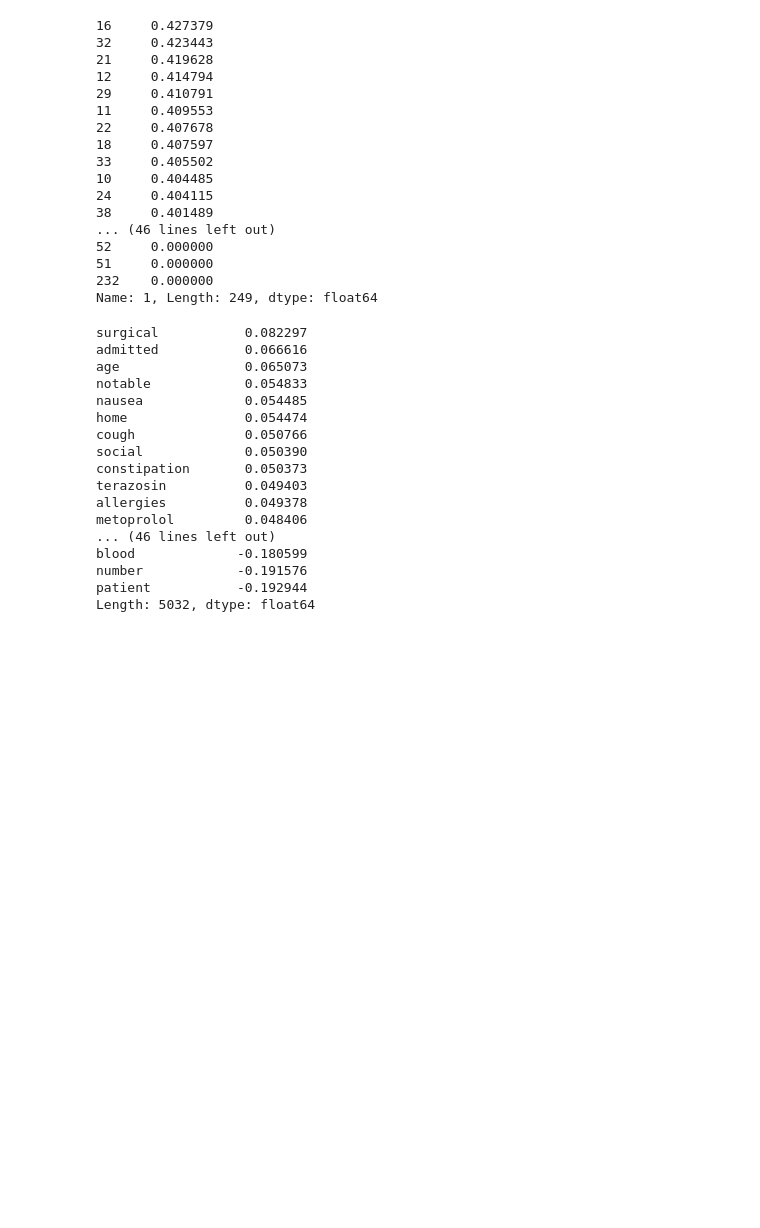
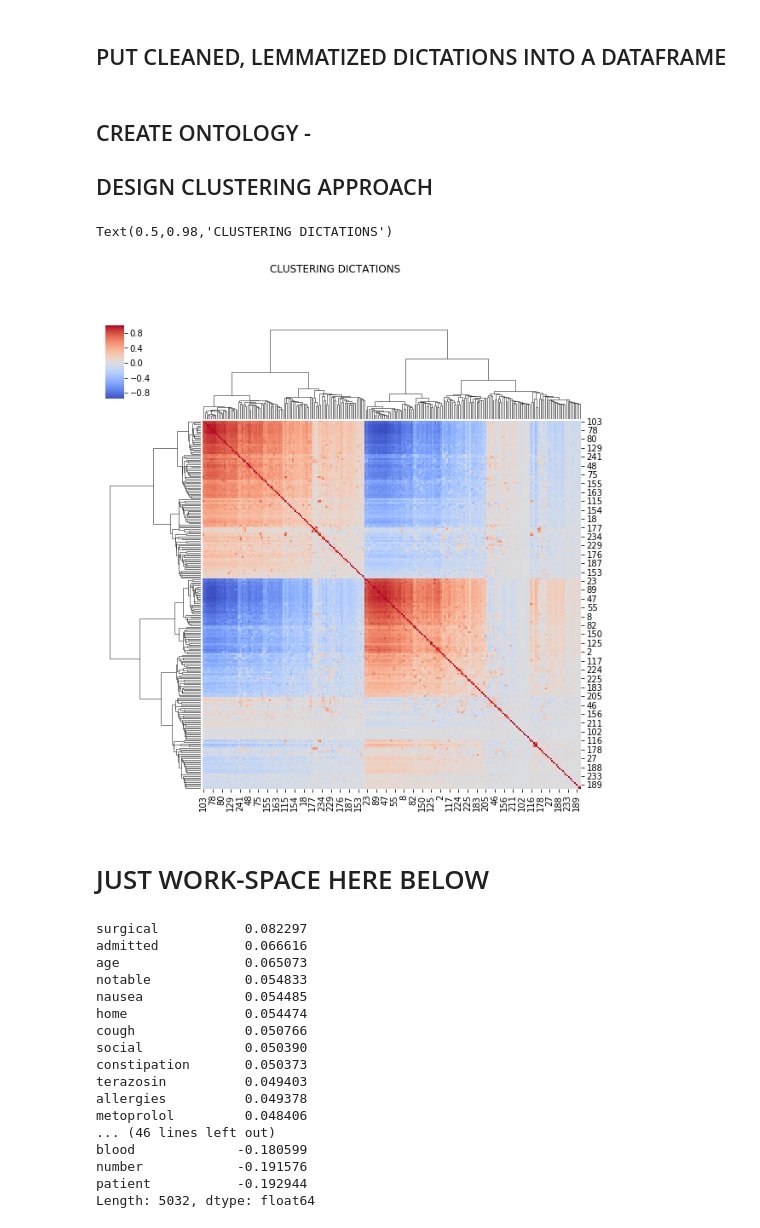
Before and after one commit to IBM/Train-Custom-Speech-Model, a Jupyter notebook: data/topic_extraction.ipynb, the cells around one changed output. Cells and saved outputs as stored; diff of their text form; code cells hidden in the pictures; blank space fills up the shorter version.

Commit message:
first approach to ontology clustering

```diff
--- a/data/topic_extraction.ipynb
+++ b/data/topic_extraction.ipynb
@@ -171,6 +218,6 @@ def identity(item):
 # %%
 # Create the word-vectors for the dictations
-txt_files = !ls Documents/*txt   #The names of dictation files in the 'Documents'-directory
+txt_files = !ls Documents/*.txt   #The names of dictation files in the 'Documents'-directory
 
 raw_txt = {}
 txt ={}
@@ -264,24 +240,53 @@ Name: abdomens, Length: 206, dtype: float64
-# %%
-aaa = Archetypes(adf.T,2)
-aaa.f.T[1].sort_values(ascending = False)
-# %% [output]
-16     0.427379
-32     0.423443
-21     0.419628
-12     0.414794
-29     0.410791
-11     0.409553
-22     0.407678
-18     0.407597
-33     0.405502
-10     0.404485
-24     0.404115
-38     0.401489
-... (46 lines left out)
-52     0.000000
-51     0.000000
-232    0.000000
-Name: 1, Length: 249, dtype: float64
+# %% [markdown]
+## PUT CLEANED, LEMMATIZED DICTATIONS INTO A DATAFRAME
+# %%
+wct = pd.Series(word_counts)
+selected_words = wct[wct>=4].index.values
+df = pd.SparseDataFrame(txt).T[selected_words].fillna(0)
+# %% [markdown]
+## CREATE ONTOLOGY -
+
+## DESIGN CLUSTERING APPROACH
+# %%
+#### METHOD #####
+# Build Ontology
+#
+# - df is the matrix of lemmatized dictations, represented by word-vectors.
+#       format: rows:dictations / columns: words.
+# A. Create orthogonal coordinate space
+#    A.1 orb = orthogonal basis set: Eigenvectors of df. 'orb' is a Singular Value Decomposition object
+
+orb = Svd(df)
+
+# B. Built transformation matrices for projecting words/dictations between original space and the orthogonal space
+#    B.1 orb.f = transforms Words (distribution vector across dictations) into orthogonal word-space
+#    B.2 orb.o = transforms Dictations (word-vectors)into orthogonal dictation-space
+#
+# Clustering Method. Applies to Dictations and to Words- they are each others mirrors.
+# 1. Transform dictation or word vectors into orthogonal space. Normalize (dot-product =1)
+
+dftr = (df @ orb.f[:100].T).T
+dftn = dftr.T.apply(norm_dot)
+
+# 2. Calculate how much each vector deviates from average:
+#    Create differential vectors:
+#    2.a subtract the first eigenvector, this vector represents the average 'dictation' of 'word' in orthogonal space
+#    2.b Renormalize the differentials (dot-product = 1)
+
+dif = dftn.apply(lambda x: x - orb.o.iloc[0]).T.apply(norm_dot)
+
+# 4. Calculate the similarity-matrix for the normalized differentials.
+
+simil = dif.T @ dif
+
+# 5. Cluster the similarity-matrix - hierarchical clustering.
+
+sns.clustermap(simil.values,cmap = 'coolwarm').fig.suptitle('CLUSTERING DICTATIONS')
+# %% [output]
+Text(0.5,0.98,'CLUSTERING DICTATIONS')
+[figure, added]
+# %% [markdown]
+# JUST WORK-SPACE HERE BELOW
 # %%
 aaa = Svd(adf)
 # %%
```
Also changed, not shown: parts of 16 cells of this notebook, 1 other file.
